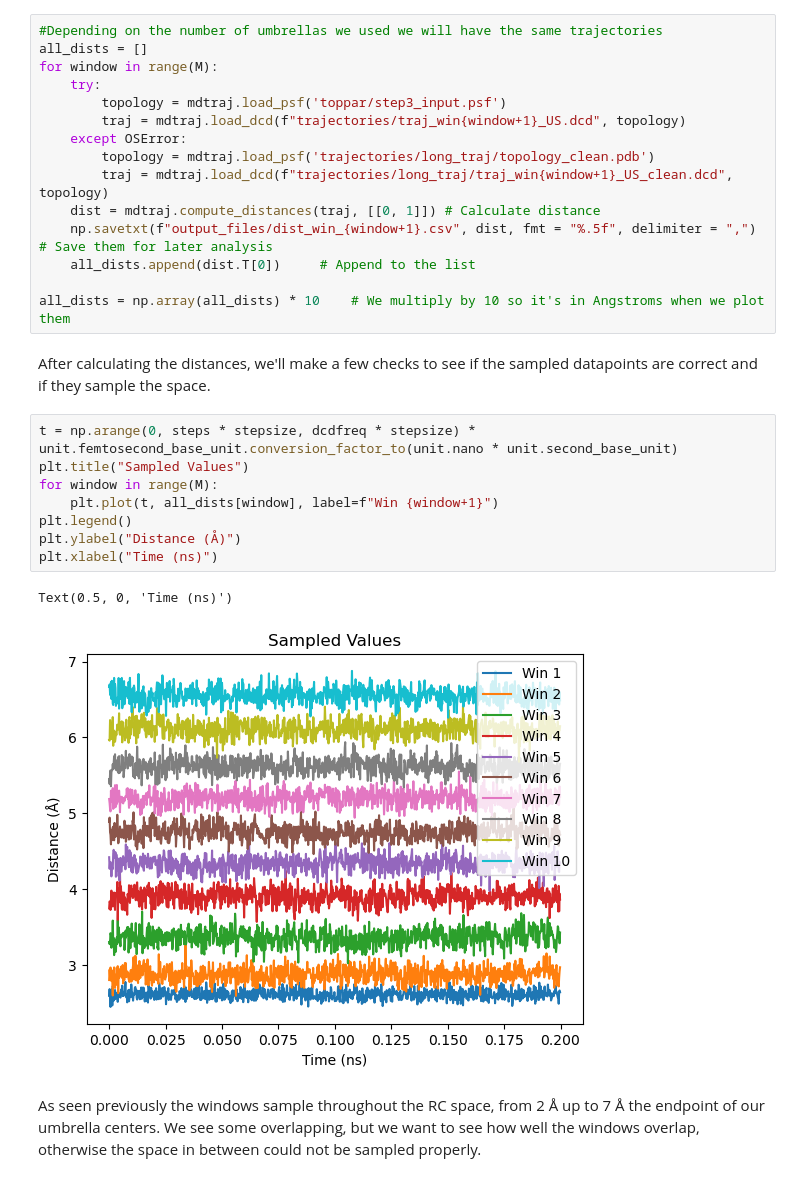
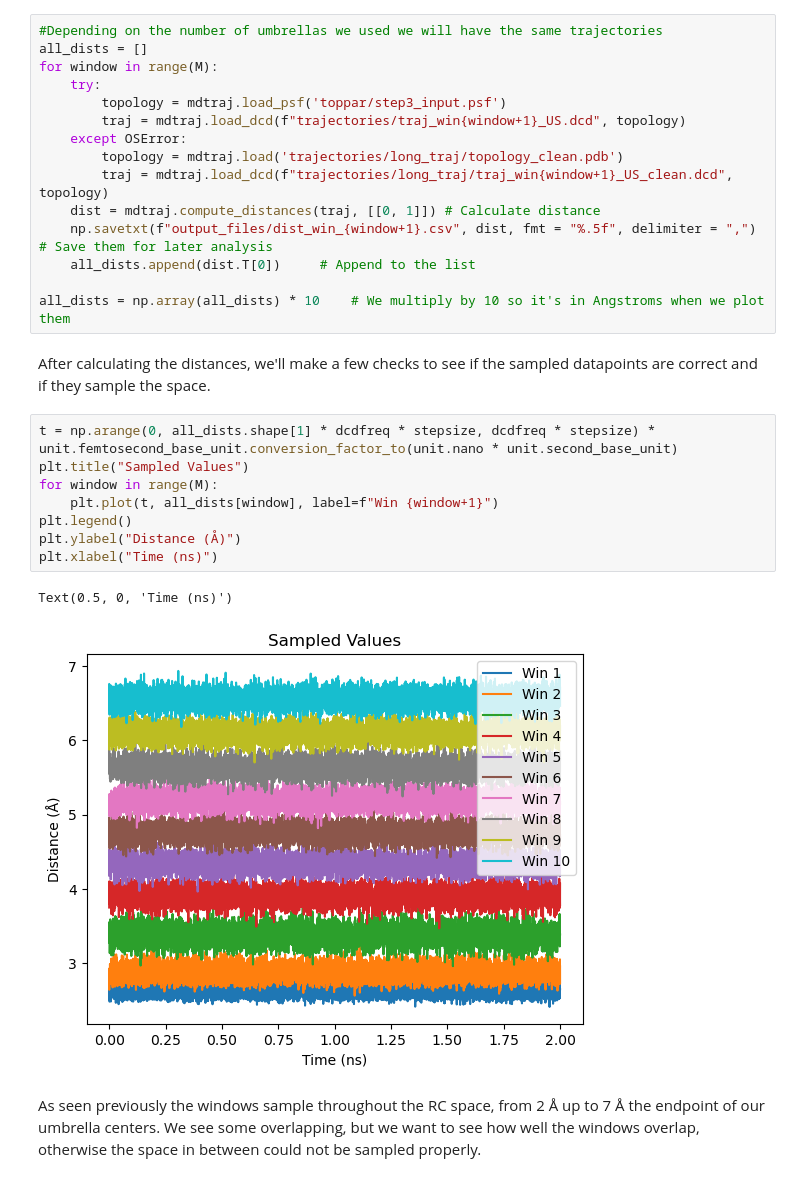
Before and after one commit to rostaresearch/enhanced-sampling-workshop-2022, a Jupyter notebook: Day1/1.Umbrella_Sampling_NaCl/NaCl_Umbrella_Sampling.ipynb, the cells around one changed output. Cells and saved outputs as stored; diff of their text form.

```diff
--- a/Day1/1.Umbrella_Sampling_NaCl/NaCl_Umbrella_Sampling.ipynb
+++ b/Day1/1.Umbrella_Sampling_NaCl/NaCl_Umbrella_Sampling.ipynb
@@ -275,7 +279,7 @@ for window in range(M):
         topology = mdtraj.load_psf('toppar/step3_input.psf')
         traj = mdtraj.load_dcd(f"trajectories/traj_win{window+1}_US.dcd", topology)
     except OSError:
-        topology = mdtraj.load_psf('trajectories/long_traj/topology_clean.pdb')
+        topology = mdtraj.load('trajectories/long_traj/topology_clean.pdb')
         traj = mdtraj.load_dcd(f"trajectories/long_traj/traj_win{window+1}_US_clean.dcd", topology)
     dist = mdtraj.compute_distances(traj, [[0, 1]]) # Calculate distance
     np.savetxt(f"output_files/dist_win_{window+1}.csv", dist, fmt = "%.5f", delimiter = ",")    # Save them for later analysis
@@ -285,16 +289,16 @@ all_dists = np.array(all_dists) * 10    # We multiply by 10 so it's in Angstroms
 # %% [markdown]
 After calculating the distances, we'll make a few checks to see if the sampled datapoints are correct and if they sample the space.
 # %%
-t = np.arange(0, steps * stepsize, dcdfreq * stepsize) * unit.femtosecond_base_unit.conversion_factor_to(unit.nano * unit.second_base_unit)
+t = np.arange(0, all_dists.shape[1] * dcdfreq * stepsize, dcdfreq * stepsize) * unit.femtosecond_base_unit.conversion_factor_to(unit.nano * unit.second_base_unit)
 plt.title("Sampled Values")
 for window in range(M):
     plt.plot(t, all_dists[window], label=f"Win {window+1}")
 plt.legend()
 plt.ylabel("Distance (Å)")
 plt.xlabel("Time (ns)")
 # %% [output]
 Text(0.5, 0, 'Time (ns)')
-[figure, old version]
+[figure, new version]
 # %% [markdown]
 As seen previously the windows sample throughout the RC space, from 2 Å up to 7 Å the endpoint of our umbrella centers. We see some overlapping, but we want to see how well the windows overlap, otherwise the space in between could not be sampled properly.
 # %%
```
Also changed, not shown: parts of 7 cells of this notebook, 2 other files.
